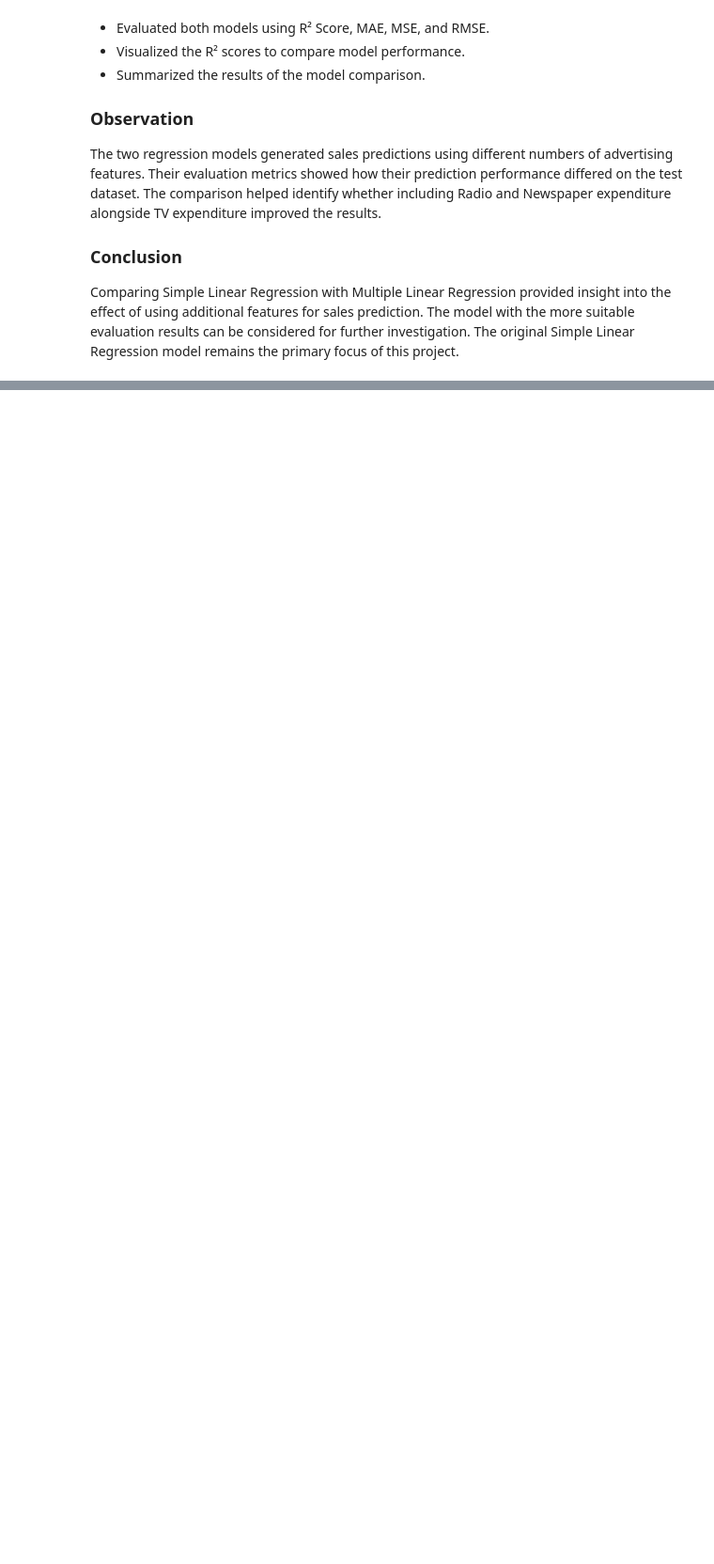
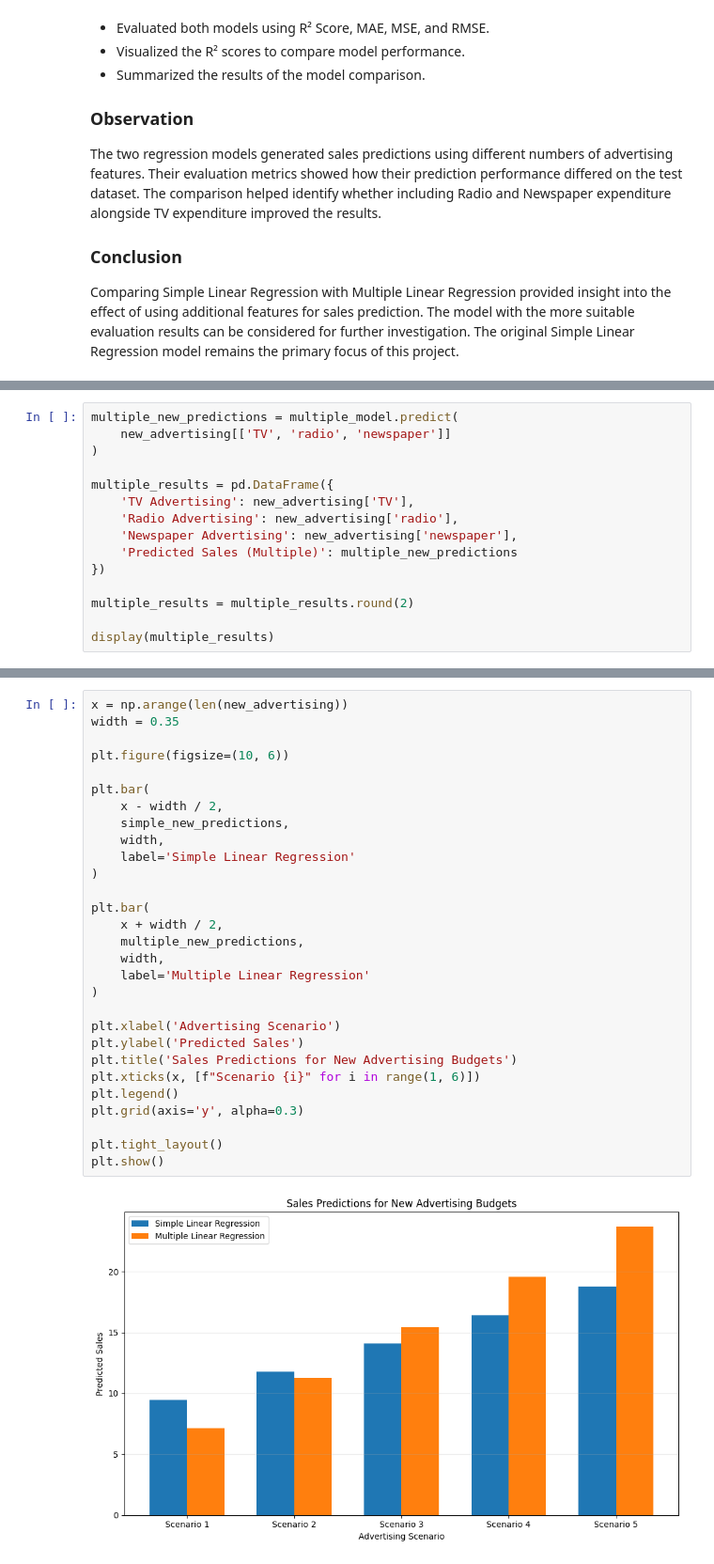
Before and after one commit to shreeshreeya69-crypto/simple-linear-regression-ybi, a Jupyter notebook: Simple_Linear_Regression_YBI.ipynb, the cells around one changed output, grey strips where cells are left out. Shown at 94% size. Drawn from its saved outputs; the diff is of its cells as text; blank space fills up the shorter version.

Commit message:
Day 29 - Sales Prediction for New Data

```diff
--- a/Simple_Linear_Regression_YBI.ipynb
+++ b/Simple_Linear_Regression_YBI.ipynb
@@ -3828,0 +3924,15 @@ Comparing Simple Linear Regression with Multiple Linear Regression provided insi
+# %%
+multiple_new_predictions = multiple_model.predict(
+    new_advertising[['TV', 'radio', 'newspaper']]
+)
+
+multiple_results = pd.DataFrame({
+    'TV Advertising': new_advertising['TV'],
+    'Radio Advertising': new_advertising['radio'],
+    'Newspaper Advertising': new_advertising['newspaper'],
+    'Predicted Sales (Multiple)': multiple_new_predictions
+})
+
+multiple_results = multiple_results.round(2)
+
+display(multiple_results)
@@ -3828,0 +3970,31 @@ Comparing Simple Linear Regression with Multiple Linear Regression provided insi
+# %%
+x = np.arange(len(new_advertising))
+width = 0.35
+
+plt.figure(figsize=(10, 6))
+
+plt.bar(
+    x - width / 2,
+    simple_new_predictions,
+    width,
+    label='Simple Linear Regression'
+)
+
+plt.bar(
+    x + width / 2,
+    multiple_new_predictions,
+    width,
+    label='Multiple Linear Regression'
+)
+
+plt.xlabel('Advertising Scenario')
+plt.ylabel('Predicted Sales')
+plt.title('Sales Predictions for New Advertising Budgets')
+plt.xticks(x, [f"Scenario {i}" for i in range(1, 6)])
+plt.legend()
+plt.grid(axis='y', alpha=0.3)
+
+plt.tight_layout()
+plt.show()
+# %% [output]
+[figure, added]
```
Also changed, not shown: parts of 9 cells of this notebook.
